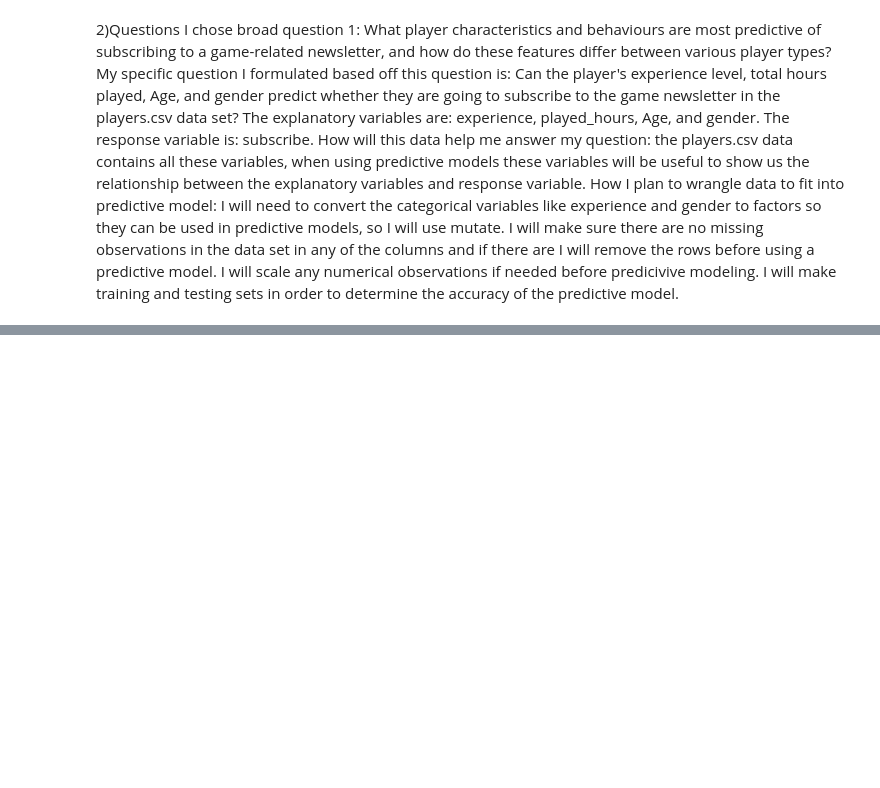
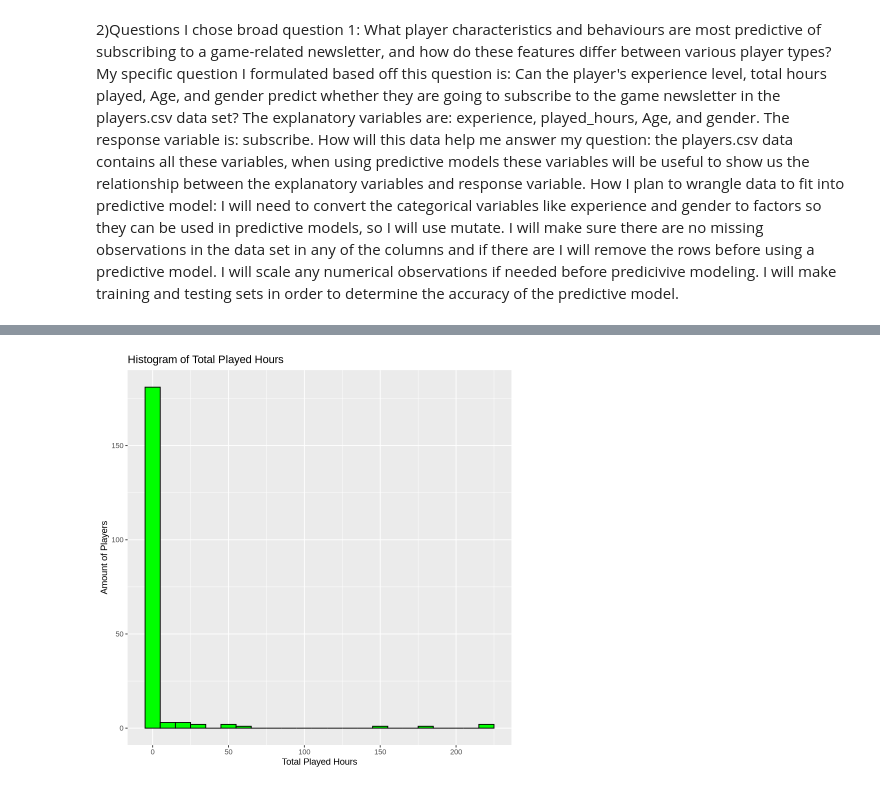
Before and after one commit to g3mella/dsci-100-project-2025, a Jupyter notebook: project.ipynb, the cells around one changed output, grey strips where cells are left out. Saved outputs shown, nothing was run; the diff lists cells and outputs as text; code cells hidden in the pictures; blank space fills up the shorter version.

```diff
--- a/project.ipynb
+++ b/project.ipynb
@@ -183,0 +200,8 @@ How I plan to wrangle data to fit into predictive model: I will need to convert
+# %%
+ggplot(players_data, aes(x= played_hours))+
+geom_histogram(binwidth= 10, fill= "green", color= "black")+
+labs(title = "Histogram of Total Played Hours",
+     x= "Total Played Hours",
+     y= "Amount of Players")
+# %% [output]
+[figure, added]
```
Also changed, not shown: parts of 14 cells of this notebook.
